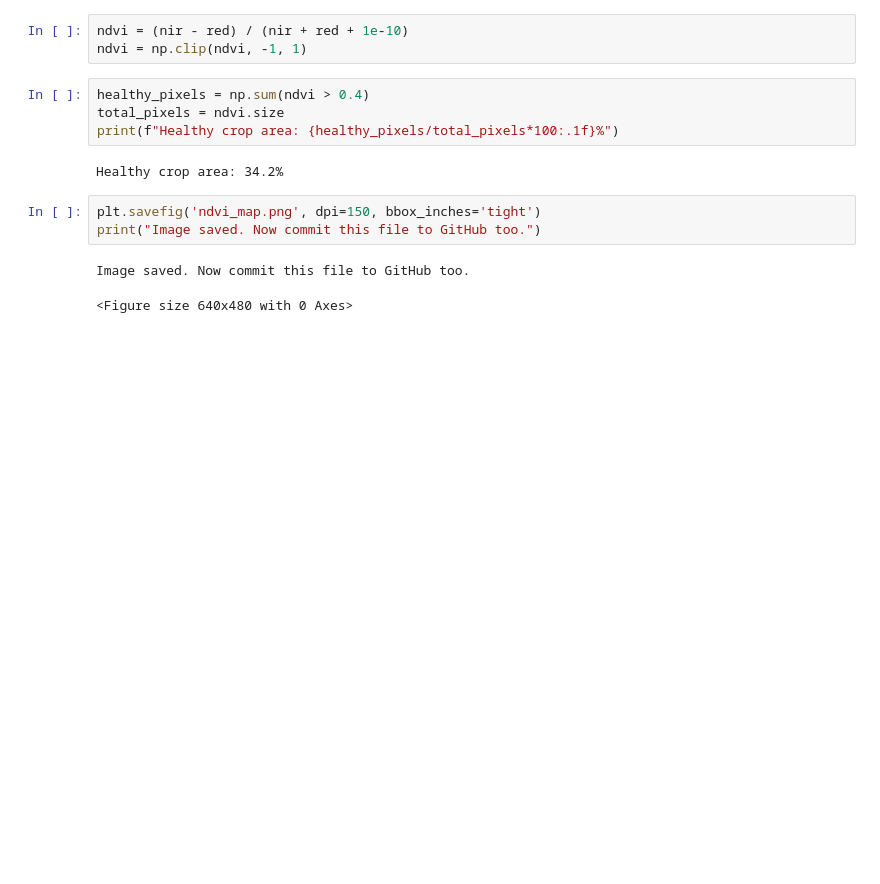
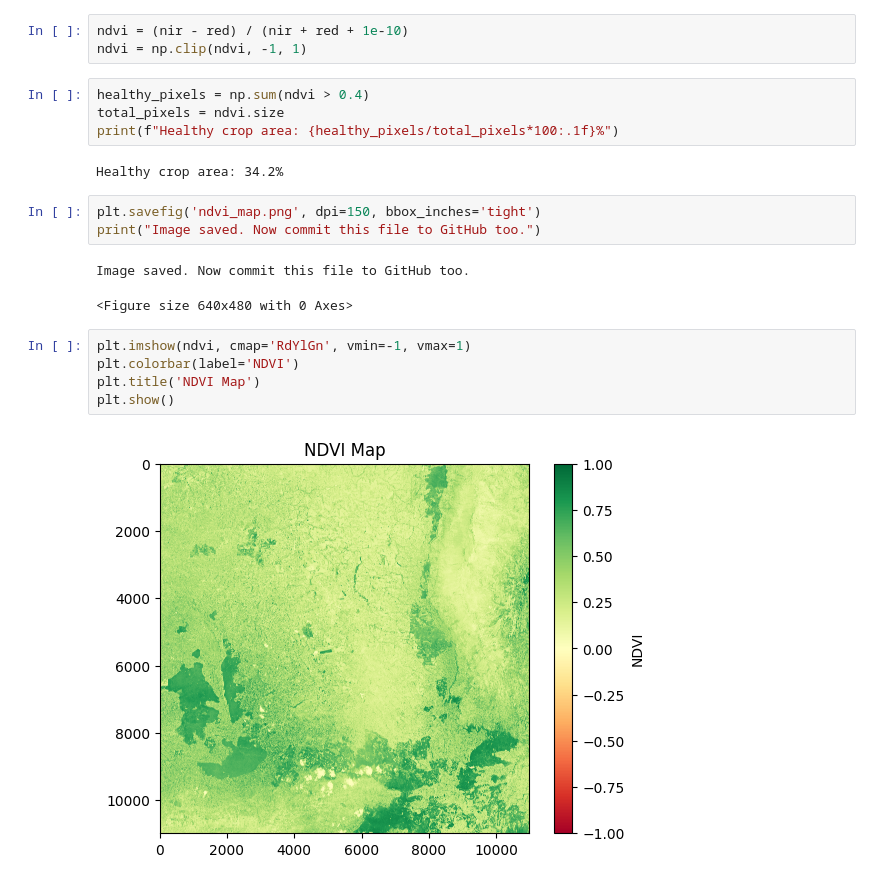
Before and after one commit to Srujanasri6/PROJECT-MINI, a Jupyter notebook: NDVI.ipynb, the cells around one changed output. Drawn from its saved outputs; the diff is of its cells as text; blank space fills up the shorter version.

```diff
--- a/NDVI.ipynb
+++ b/NDVI.ipynb
@@ -57,3 +47,10 @@ print("Image saved. Now commit this file to GitHub too.")
 # %% [output]
 Image saved. Now commit this file to GitHub too.
 <Figure size 640x480 with 0 Axes>
+# %%
+plt.imshow(ndvi, cmap='RdYlGn', vmin=-1, vmax=1)
+plt.colorbar(label='NDVI')
+plt.title('NDVI Map')
+plt.show()
+# %% [output]
+[figure, added]
```
Also changed, not shown: parts of 9 cells of this notebook.
